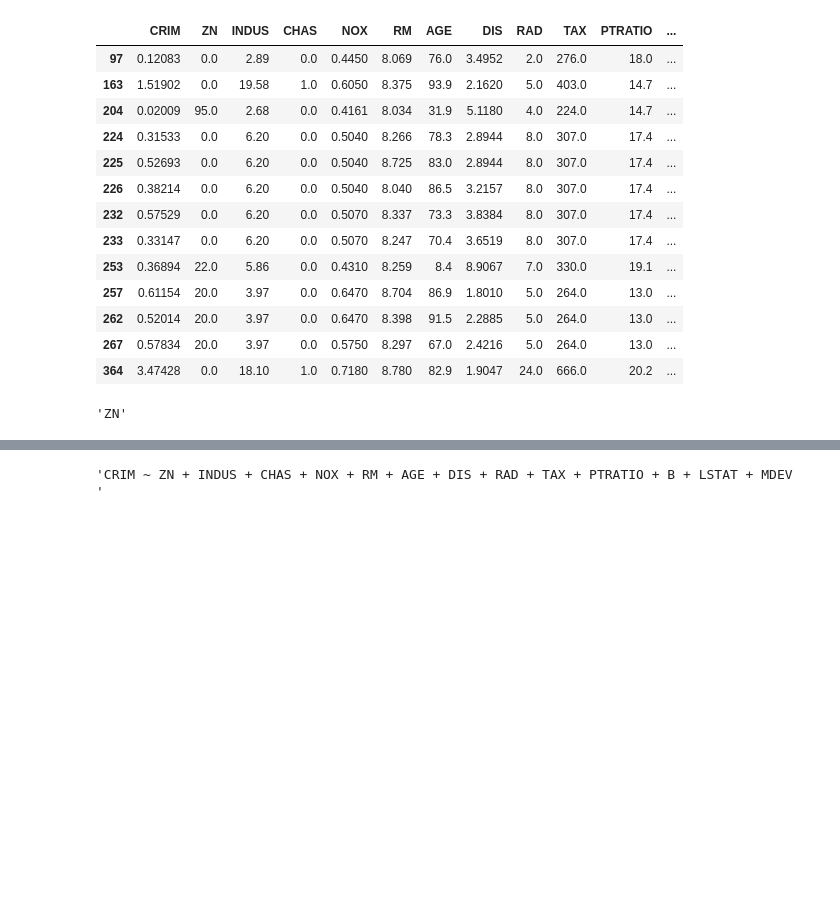
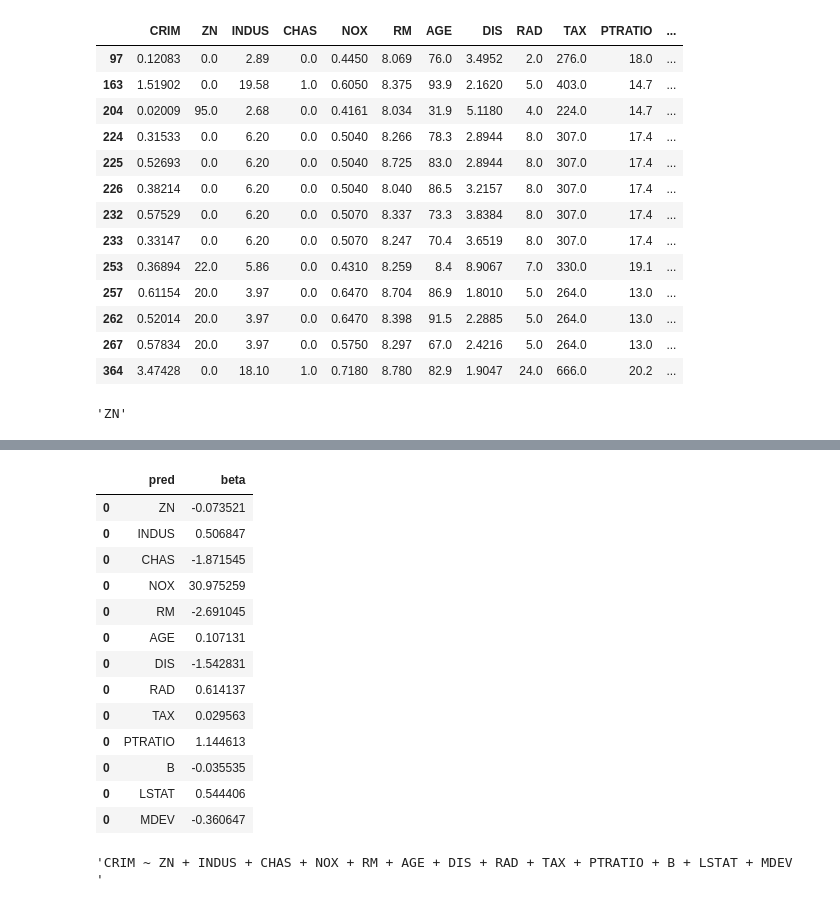
Before and after one commit to anitarestrepo16/machine-learning-class-2023, a Jupyter notebook: Pset1/PSet1.ipynb, the cells around one changed output, grey strips where cells are left out. Saved outputs shown, nothing was run; the diff lists cells and outputs as text; code cells hidden in the pictures; blank space fills up the shorter version.

```diff
--- a/Pset1/PSet1.ipynb
+++ b/Pset1/PSet1.ipynb
@@ -93,13 +93,18 @@ def simple_regs(outcome, preds, dat):
         dat: dataframe to use
 
     Returns:
-        None
+        coefficients for each predictor
     '''
+    coefs = pd.DataFrame(columns = ["pred", "beta"])
     for pred in preds:
         regression = smf.ols(outcome + ' ~ ' + pred, data=dat).fit()
+        row = pd.DataFrame(data = {"pred": [pred], "beta": [regression.params[1]]})
+        coefs = pd.concat([coefs,row])
         print(regression.summary())
+    return coefs
 # %%
-simple_regs(dv, ivs, boston)
+simple_betas = simple_regs(dv, ivs, boston)
+simple_betas
 # %% [output]
                             OLS Regression Results
 ==============================================================================
@@ -111,13 +116,27 @@ Time:                        08:11:00   Log-Likelihood:                -1795.8
 No. Observations:                 506   AIC:                             3596.
 Df Residuals:                     504   BIC:                             3604.
 Df Model:                           1
 Covariance Type:            nonrobust
 ==============================================================================
 ... (313 lines left out)
 ==============================================================================
 
 Notes:
 [1] Standard Errors assume that the covariance matrix of the errors is correctly specified.
+|  | pred | beta |
+| 0 | ZN | -0.073521 |
+| 0 | INDUS | 0.506847 |
+| 0 | CHAS | -1.871545 |
+| 0 | NOX | 30.975259 |
+| 0 | RM | -2.691045 |
+| 0 | AGE | 0.107131 |
+| 0 | DIS | -1.542831 |
+| 0 | RAD | 0.614137 |
+| 0 | TAX | 0.029563 |
+| 0 | PTRATIO | 1.144613 |
+| 0 | B | -0.035535 |
+| 0 | LSTAT | 0.544406 |
+| 0 | MDEV | -0.360647 |
 # %%
 reg_string = "CRIM ~ "
 for iv in ivs:
```
Also changed, not shown: parts of 3 cells of this notebook.
